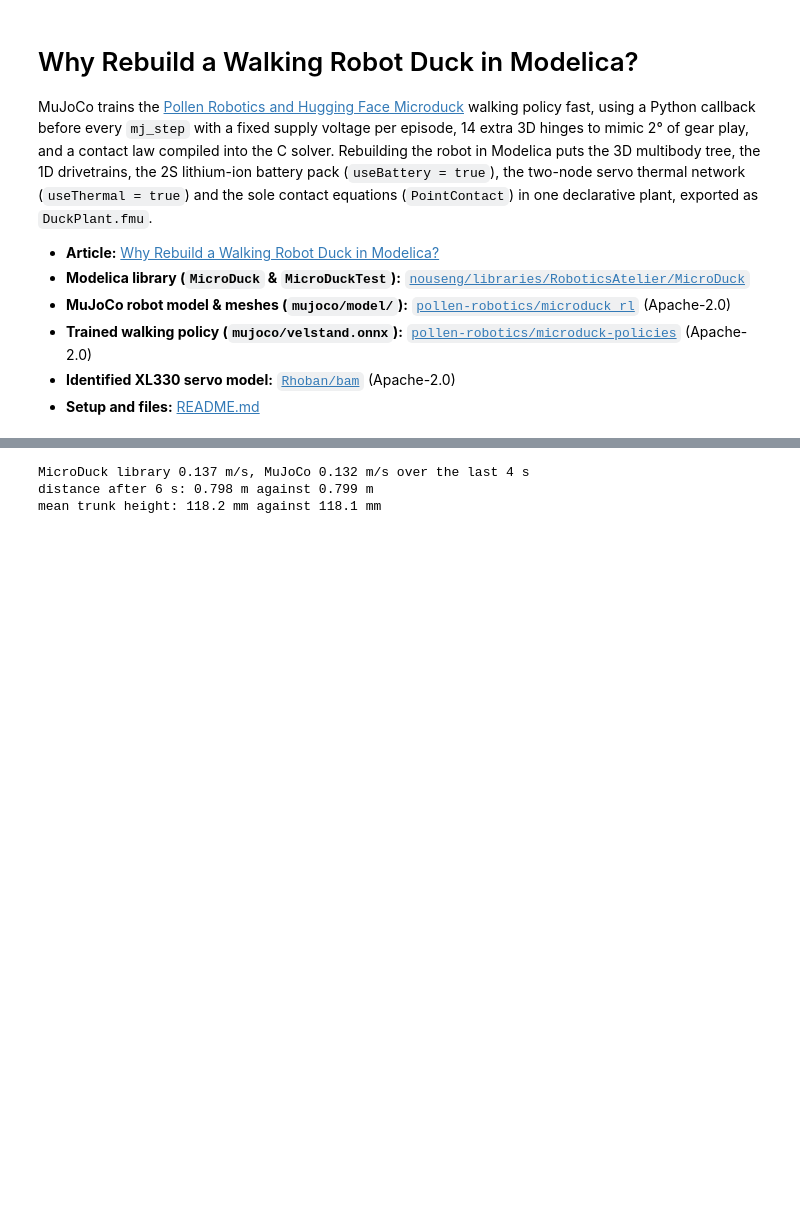
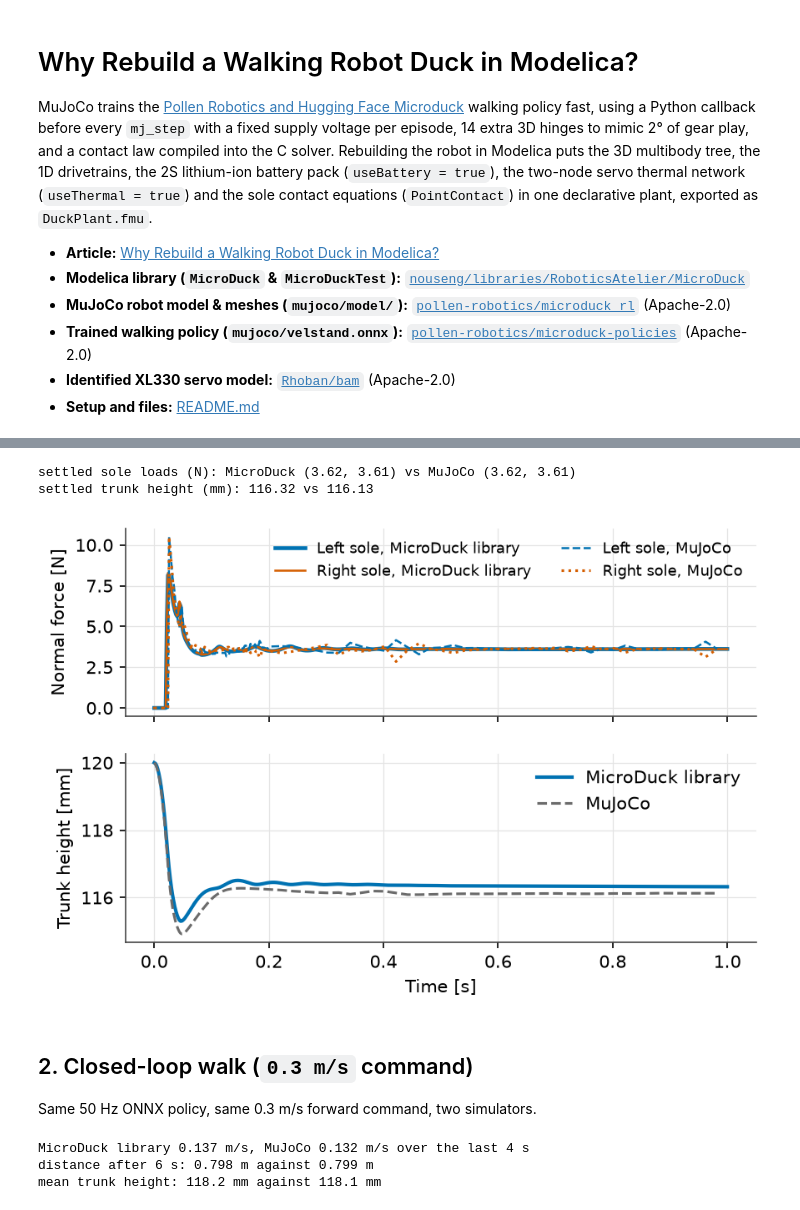
Before and after one commit to nouseng/Blogs, a Jupyter notebook: Microduck/post-1/why-modelica.ipynb, the cells around one changed output, grey strips where cells are left out. Drawn from its saved outputs; the diff is of its cells as text; code cells hidden in the pictures; blank space fills up the shorter version.

Commit message:
feat(Microduck): add standing comparison before walking test in post-1

```diff
--- a/Microduck/post-1/why-modelica.ipynb
+++ b/Microduck/post-1/why-modelica.ipynb
@@ -18,3 +18,27 @@ Same policy, same 0.3 m/s forward command, two simulators. The FMU walk takes ab
+# %%
+sd = stand_fmu(800, 1.0)
+sm = stand_mujoco(800, 1.0)
+print(f"settled sole loads (N): MicroDuck ({sd['leftLoad'].iloc[-1]:.2f}, {sd['rightLoad'].iloc[-1]:.2f}) vs MuJoCo ({sm['leftLoad'].iloc[-1]:.2f}, {sm['rightLoad'].iloc[-1]:.2f})")
+print(f"settled trunk height (mm): {1e3 * sd['trunkHeight'].iloc[-1]:.2f} vs {1e3 * sm['trunkHeight'].iloc[-1]:.2f}")
+
+fig, (a1, a2) = plt.subplots(2, 1, figsize=(6.5, 4.3), sharex=True)
+a1.plot(sd["time"], sd["leftLoad"], color=BLUE, lw=2.2, label="Left sole, MicroDuck library")
+a1.plot(sd["time"], sd["rightLoad"], color=ORANGE, lw=1.2, label="Right sole, MicroDuck library")
+a1.plot(sm["time"], sm["leftLoad"], color=BLUE, ls="--", lw=1.2, label="Left sole, MuJoCo")
+a1.plot(sm["time"], sm["rightLoad"], color=ORANGE, ls=":", lw=1.5, label="Right sole, MuJoCo")
+a1.set_ylabel("Normal force [N]"); a1.legend(loc="upper right", ncol=2, fontsize=8.5)
+a2.plot(sd["time"], 1e3 * sd["trunkHeight"], color=BLUE, label="MicroDuck library")
+a2.plot(sm["time"], 1e3 * sm["trunkHeight"], color=GREY, ls="--", lw=1.5, label="MuJoCo")
+a2.set_ylabel("Trunk height [mm]"); a2.set_xlabel("Time [s]"); a2.legend(loc="upper right")
+plt.show()
+# %% [output]
+settled sole loads (N): MicroDuck (3.62, 3.61) vs MuJoCo (3.62, 3.61)
+settled trunk height (mm): 116.32 vs 116.13
+[figure, added]
+# %% [markdown]
+## 2. Closed-loop walk (`0.3 m/s` command)
+
+Same 50 Hz ONNX policy, same 0.3 m/s forward command, two simulators.
 # %%
 duck = walk_fmu()
 mj = walk_mujoco(speed_command=0.3)
```
Also changed, not shown: parts of 6 cells of this notebook, 8 other files.
